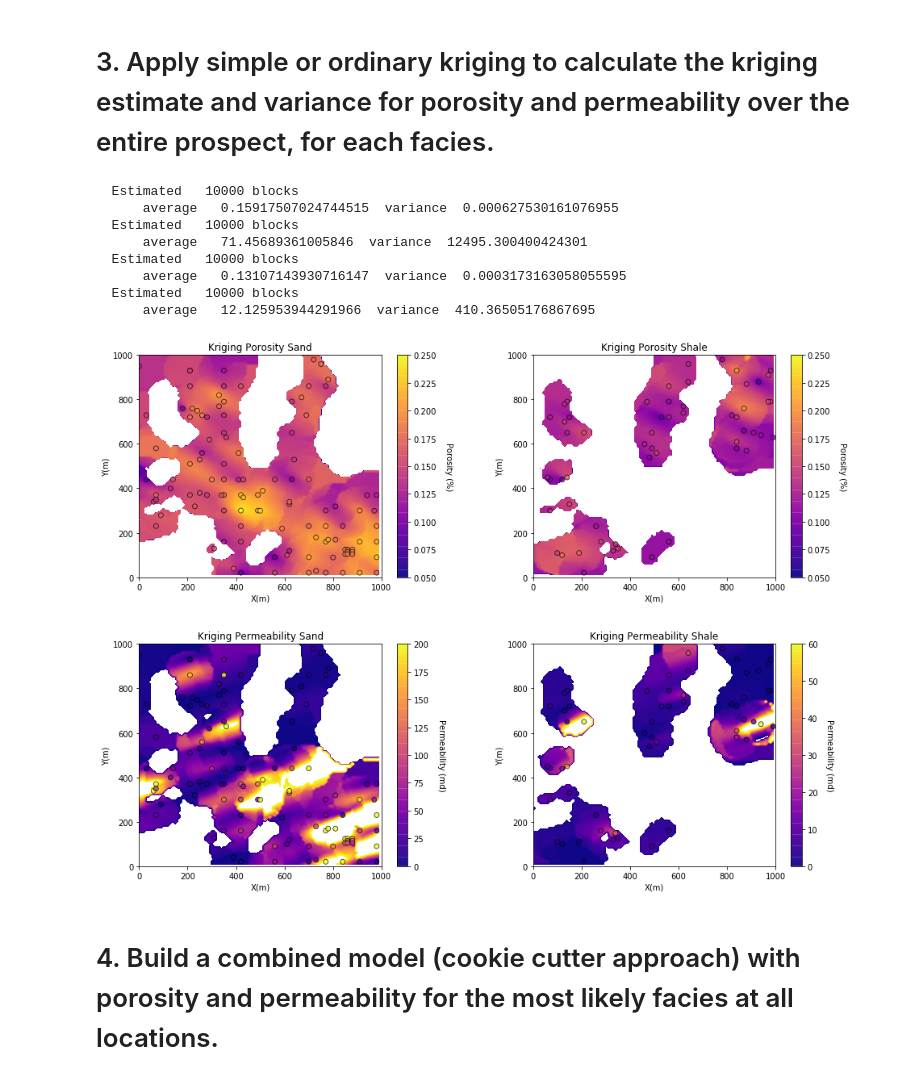
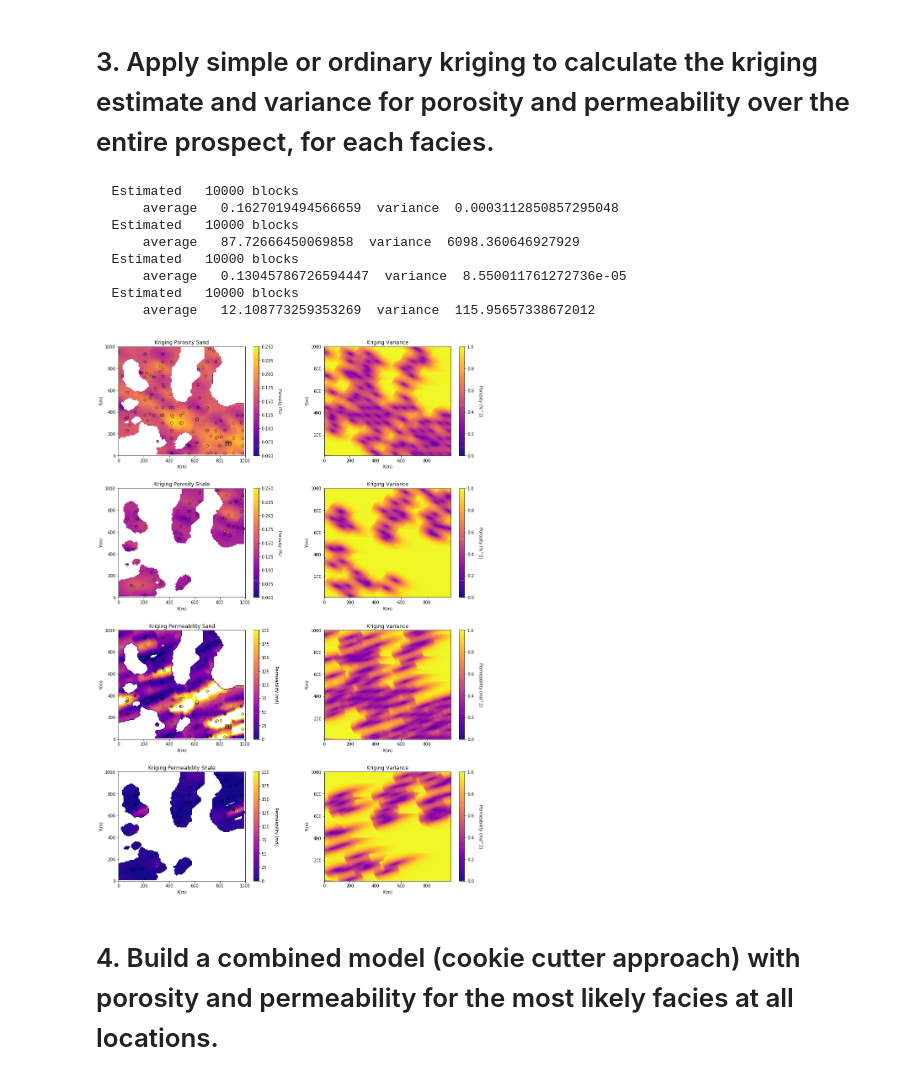
Before and after one commit to bochaozhao/PGE383-Geostatistic-Project, a Jupyter notebook: update4.ipynb, the cells around one changed output. Drawn from its saved outputs; the diff is of its cells as text; code cells hidden in the pictures.

```diff
--- a/update4.ipynb
+++ b/update4.ipynb
@@ -464,7 +464,7 @@ varios.append(GSLIB.make_variogram(nug=0.1,nst=2,it1=1,cc1=0.65,azi1=157.5,hmaj1
 nxdis = 1; nydis = 1                       # block kriging discretizations, 1 for point kriging
 ndmin = 0; ndmax = 10                      # minimum and maximum data for kriging
 radius = 100                                # maximum search distance
-ktype = 1                                  # kriging type, 0 - simple, 1 - ordinary
+ktype = 0                                  # kriging type, 0 - simple, 1 - ordinary
 ivtype = 0                                 # variable type, 0 - categorical, 1 - continuous
 tmin = -999; tmax = 999;                   # data trimming limits
 # %% [markdown]
@@ -494,9 +494,9 @@ plt.show()
 # %%
 facies_trend=np.zeros((np.shape(sand_trend)[0],np.shape(sand_trend)[1],2))
 facies_trend[:,:,0] = 1-sand_trend; facies_trend[:,:,1] = sand_trend
-facies_trend = correct_trend(facies_trend)
+facies_trend = geostats.correct_trend(facies_trend)
 # %%
-ikmap = ik2d(df,'X','Y','Facies',ivtype,0,2,thresh,gcdf,facies_trend,tmin,tmax,nx,xmn,xsiz,ny,ymn,ysiz,
+ikmap = geostats.ik2d(df,'X','Y','Facies',ivtype,0,2,thresh,gcdf,facies_trend,tmin,tmax,nx,xmn,xsiz,ny,ymn,ysiz,
          ndmin,ndmax,radius,ktype,vario=varios)
 # %% [output]
 Data for IK3D: Variable column Facies
@@ -529,7 +529,7 @@ plt.show()
 # %%
 skmean_por_sand = 0.166; skmean_por_shale = 0.130
 skmean_perm_sand = 110; skmean_perm_shale = 12
-ktype = 1                                  # kriging type, 0 - simple, 1 - ordinary
+ktype = 0                                  # kriging type, 0 - simple, 1 - ordinary
 radius = 100                               # search radius for neighbouring data
 nxdis = 1; nydis = 1                       # number of grid discretizations for block kriging (not tested)
 ndmin = 0; ndmax = 10                      # minimum and maximum data for an estimate
@@ -554,46 +554,61 @@ por_shale_kmap, por_shale_vmap = geostats.kb2d(df_shale,'X','Y','Porosity',tmin,
 
 perm_shale_kmap, perm_shale_vmap = geostats.kb2d(df_shale,'X','Y','Perm',tmin,tmax,nx,xmn,xsiz,ny,ymn,ysiz,nxdis,nydis,
          ndmin,ndmax,radius,ktype,skmean_perm_shale,perm_shale_vario)
+
+from copy import deepcopy
+por_sand_kmap_old=deepcopy(por_sand_kmap)  #storing for future use
+por_shale_kmap_old=deepcopy(por_shale_kmap) #storing for future use
 
 for iy in range(0,ny):
     for ix in range(0,nx):
         if ikmap[iy,ix,1] > 0.5:   # current location is assumed to be sand
             facies_kmap[iy,ix] = 1
             por_kmap[iy,ix] = por_sand_kmap[iy,ix];
             perm_kmap[iy,ix] = perm_sand_kmap[iy,ix];
             por_shale_kmap[iy,ix] = -1
             perm_shale_kmap[iy,ix] = -1
         else:                      # current location is assumed to be shale
             facies_kmap[iy,ix] = 0
             por_kmap[iy,ix] = por_shale_kmap[iy,ix];
             perm_kmap[iy,ix] = perm_shale_kmap[iy,ix];
             por_sand_kmap[iy,ix] = -1
             perm_sand_kmap[iy,ix] = -1
 
-plt.subplot(221)
+plt.subplot(421)
 GSLIB.locpix_st(por_sand_kmap,xmin,xmax,ymin,ymax,xsiz,0.05,0.25,df_sand,'X','Y','Porosity','Kriging Porosity Sand','X(m)','Y(m)','Porosity (%)',cmap)
+plt.subplot(422)
+GSLIB.pixelplt_st(por_sand_vmap,xmin,xmax,ymin,ymax,xsiz,0.0,1.0,'Kriging Variance','X(m)','Y(m)','Porosity (%^2)',cmap)
 
-plt.subplot(222)
+plt.subplot(423)
 GSLIB.locpix_st(por_shale_kmap,xmin,xmax,ymin,ymax,xsiz,0.05,0.25,df_shale,'X','Y','Porosity','Kriging Porosity Shale','X(m)','Y(m)','Porosity (%)',cmap)
+plt.subplot(424)
+GSLIB.pixelplt_st(por_shale_vmap,xmin,xmax,ymin,ymax,xsiz,0.0,1.0,'Kriging Variance','X(m)','Y(m)','Porosity (%^2)',cmap)
 
-plt.subplot(223)
+
+plt.subplot(425)
 GSLIB.locpix_st(perm_sand_kmap,xmin,xmax,ymin,ymax,xsiz,0.0,200,df_sand,'X','Y','Perm','Kriging Permeability Sand','X(m)','Y(m)','Permeability (md)',cmap)
+plt.subplot(426)
+GSLIB.pixelplt_st(perm_sand_vmap,xmin,xmax,ymin,ymax,xsiz,0.0,1.0,'Kriging Variance','X(m)','Y(m)','Permeability (md^2)',cmap)
 
-plt.subplot(224)
-GSLIB.locpix_st(perm_shale_kmap,xmin,xmax,ymin,ymax,xsiz,0.0,60,df_shale,'X','Y','Perm','Kriging Permeability Shale','X(m)','Y(m)','Permeability (md)',cmap)
 
-plt.subplots_adjust(left=0.0, bottom=0.0, right=2.0, top=2.2, wspace=0.3, hspace=0.3)
+plt.subplot(427)
+GSLIB.locpix_st(perm_shale_kmap,xmin,xmax,ymin,ymax,xsiz,0.0,200,df_shale,'X','Y','Perm','Kriging Permeability Shale','X(m)','Y(m)','Permeability (md)',cmap)
+plt.subplot(428)
+GSLIB.pixelplt_st(perm_shale_vmap,xmin,xmax,ymin,ymax,xsiz,0.0,1.0,'Kriging Variance','X(m)','Y(m)','Permeability (md^2)',cmap)
+
+
+plt.subplots_adjust(left=0.0, bottom=0.0, right=2.0, top=4.4, wspace=0.3, hspace=0.3)
 plt.show()
 # %% [output]
   Estimated   10000 blocks
-      average   0.15917507024744515  variance  0.000627530161076955
+      average   0.1627019494566659  variance  0.0003112850857295048
   Estimated   10000 blocks
-      average   71.45689361005846  variance  12495.300400424301
+      average   87.72666450069858  variance  6098.360646927929
   Estimated   10000 blocks
-      average   0.13107143930716147  variance  0.0003173163058055595
+      average   0.13045786726594447  variance  8.550011761272736e-05
   Estimated   10000 blocks
-      average   12.125953944291966  variance  410.36505176867695
+      average   12.108773259353269  variance  115.95657338672012
-[figure, old version]
+[figure, new version]
 # %% [markdown]
 # 4. Build a combined model (cookie cutter approach) with porosity and permeability for the most likely facies at all locations.
 # %%
```
Also changed, not shown: parts of 19 cells of this notebook.
